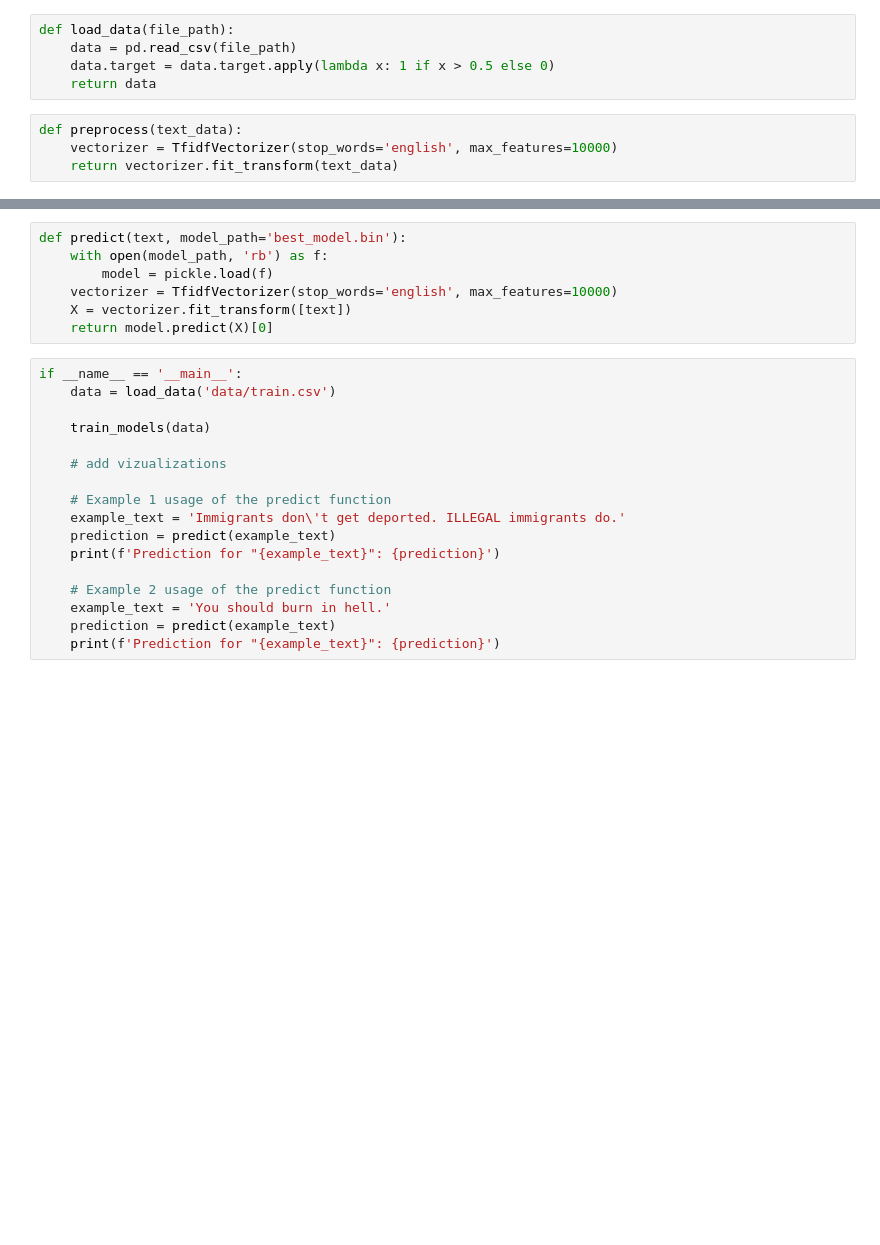
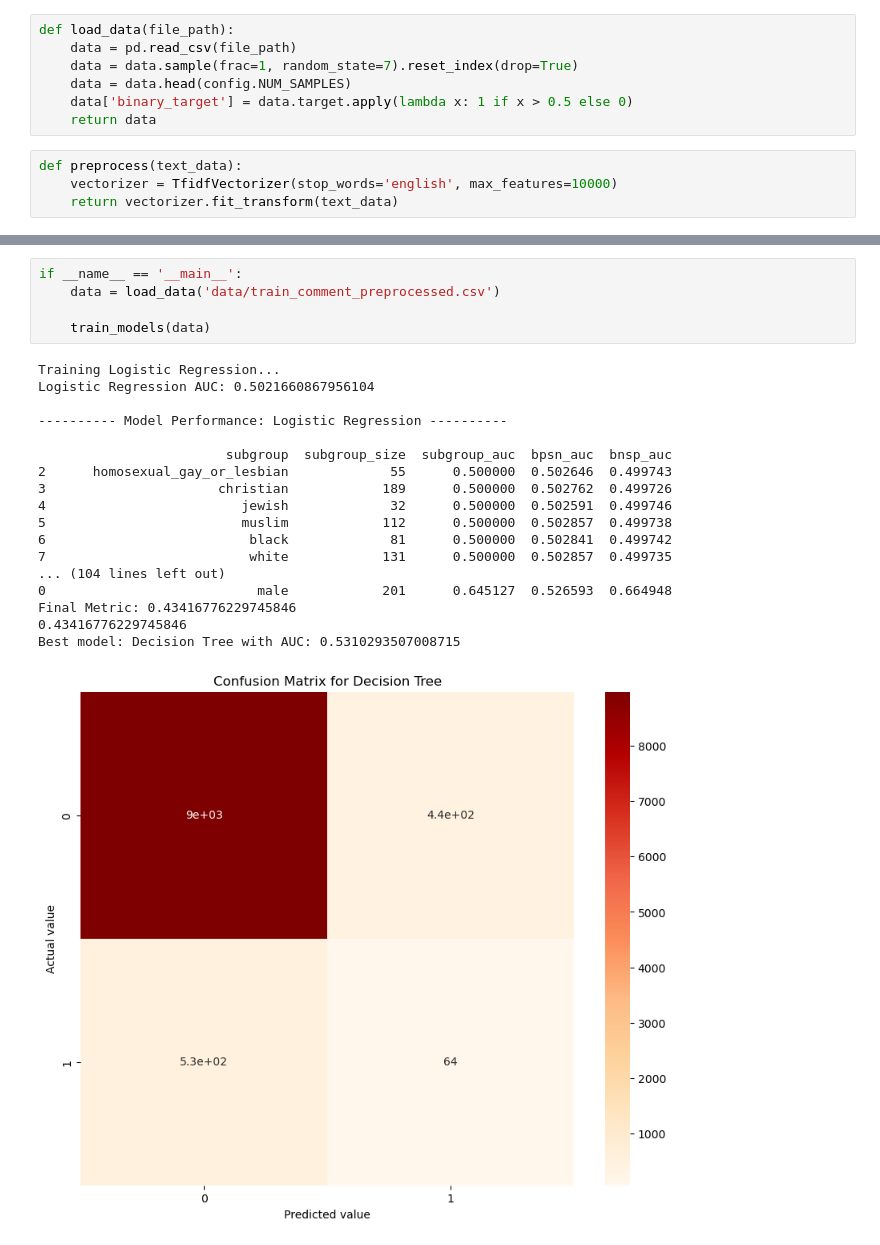
Before and after one commit to ruch798/Jigsaw-Unintended-Bias-in-Toxicity-Classification, a Jupyter notebook: supervised learning models.ipynb, the cells around one changed output, grey strips where cells are left out. Cells and saved outputs as stored; diff of their text form; blank space fills up the shorter version.

```diff
--- a/supervised learning models.ipynb
+++ b/supervised learning models.ipynb
@@ -17,7 +21,9 @@ import pickle
 # %%
 def load_data(file_path):
     data = pd.read_csv(file_path)
-    data.target = data.target.apply(lambda x: 1 if x > 0.5 else 0)
+    data = data.sample(frac=1, random_state=7).reset_index(drop=True)
+    data = data.head(config.NUM_SAMPLES)
+    data['binary_target'] = data.target.apply(lambda x: 1 if x > 0.5 else 0)
     return data
 # %%
 def preprocess(text_data):
@@ -85,24 +114,24 @@ def train_models(data, test_size=0.2, random_state=42):
-# %%
-def predict(text, model_path='best_model.bin'):
-    with open(model_path, 'rb') as f:
-        model = pickle.load(f)
-    vectorizer = TfidfVectorizer(stop_words='english', max_features=10000)
-    X = vectorizer.fit_transform([text])
-    return model.predict(X)[0]
 # %%
 if __name__ == '__main__':
-    data = load_data('data/train.csv')
+    data = load_data('data/train_comment_preprocessed.csv')
 
     train_models(data)
-
-    # add vizualizations
-
-    # Example 1 usage of the predict function
-    example_text = 'Immigrants don\'t get deported. ILLEGAL immigrants do.'
-    prediction = predict(example_text)
-    print(f'Prediction for "{example_text}": {prediction}')
-
-    # Example 2 usage of the predict function
-    example_text = 'You should burn in hell.'
-    prediction = predict(example_text)
-    print(f'Prediction for "{example_text}": {prediction}')
+# %% [output]
+Training Logistic Regression...
+Logistic Regression AUC: 0.5021660867956104
+
+---------- Model Performance: Logistic Regression ----------
+
+                        subgroup  subgroup_size  subgroup_auc  bpsn_auc  bnsp_auc
+2      homosexual_gay_or_lesbian             55      0.500000  0.502646  0.499743
+3                      christian            189      0.500000  0.502762  0.499726
+4                         jewish             32      0.500000  0.502591  0.499746
+5                         muslim            112      0.500000  0.502857  0.499738
+6                          black             81      0.500000  0.502841  0.499742
+7                          white            131      0.500000  0.502857  0.499735
+... (104 lines left out)
+0                           male            201      0.645127  0.526593  0.664948
+Final Metric: 0.43416776229745846
+0.43416776229745846
+Best model: Decision Tree with AUC: 0.5310293507008715
+[figure, added]
```
Also changed, not shown: parts of 3 cells of this notebook.
